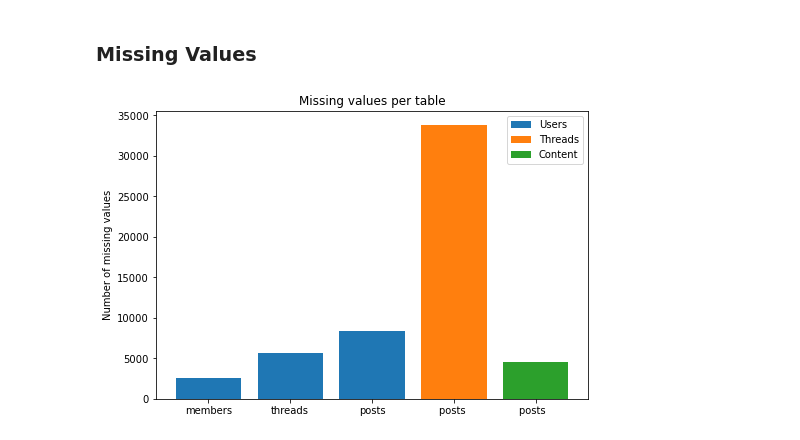
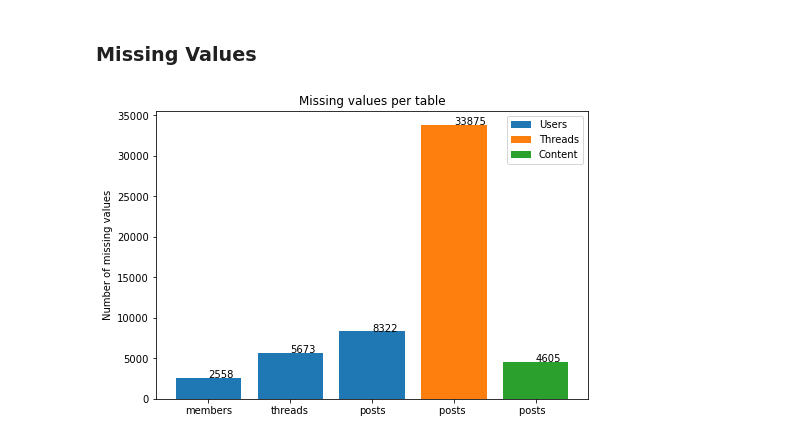
Before and after one commit to fmorenovr/crimepy, a Jupyter notebook: notebooks/3_DB_Statistics.ipynb, the cells around one changed output. Cells and saved outputs as stored; diff of their text form; code cells hidden in the pictures.

```diff
--- a/notebooks/3_DB_Statistics.ipynb
+++ b/notebooks/3_DB_Statistics.ipynb
@@ -901,17 +901,26 @@ ax = post_threads_board_df_[:100].plot(kind="bar", figsize=(16,8), title=f"Núme
 # %%
 import matplotlib.pyplot as plt
 
 legends_ = ["members", "threads", "posts"]
 values_ = [len(none_members), len(none_threads), len(none_posts)]
 
 fig = plt.figure()
 ax = fig.add_axes([0,0,1,1])
 ax.bar(legends_,values_, label='Users')
+for x,y,p in zip(legends_, values_, values_):
+  plt.text(x, y, p)
+
 ax.bar(["posts "], [len(posts_threads_df[posts_threads_df["thread_title"].isna()])], label='Threads')
+for x,y,p in zip(["posts "], [len(posts_threads_df[posts_threads_df["thread_title"].isna()])], [len(posts_threads_df[posts_threads_df["thread_title"].isna()])]):
+  plt.text(x, y, p)
+
 ax.bar(["posts  "], [len(posts_threads_df[posts_threads_df["content"].isna()])], label='Content')
+for x,y,p in zip(["posts  "], [len(posts_threads_df[posts_threads_df["content"].isna()])], [len(posts_threads_df[posts_threads_df["content"].isna()])]):
+  plt.text(x, y, p)
+
 ax.legend()
 ax.set_title("Missing values per table")
 ax.set_ylabel("Number of missing values")
 plt.show()
 # %% [output]
-[figure, old version]
+[figure, new version]
```
Also changed, not shown: 2 other files.
